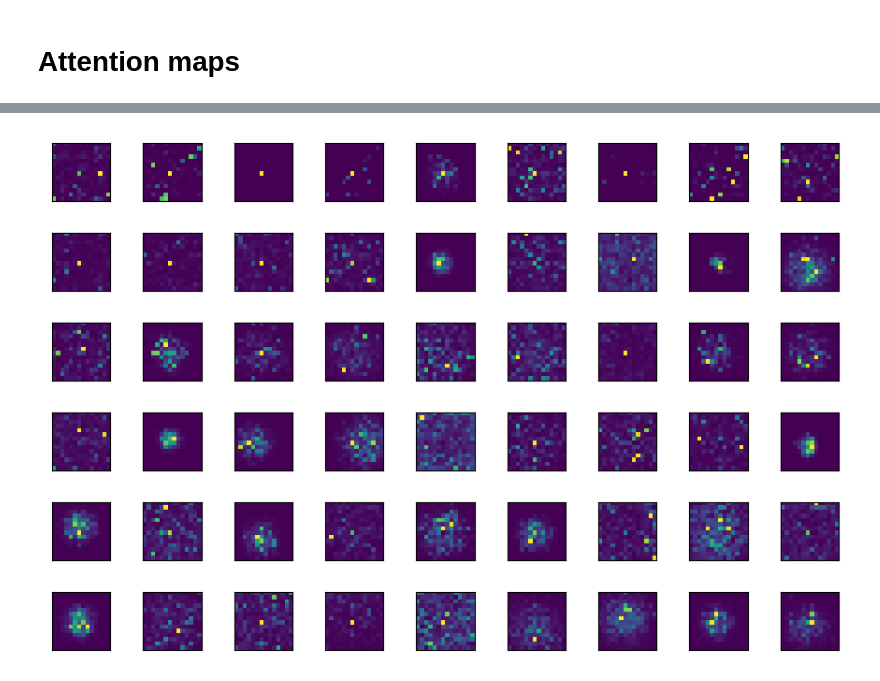
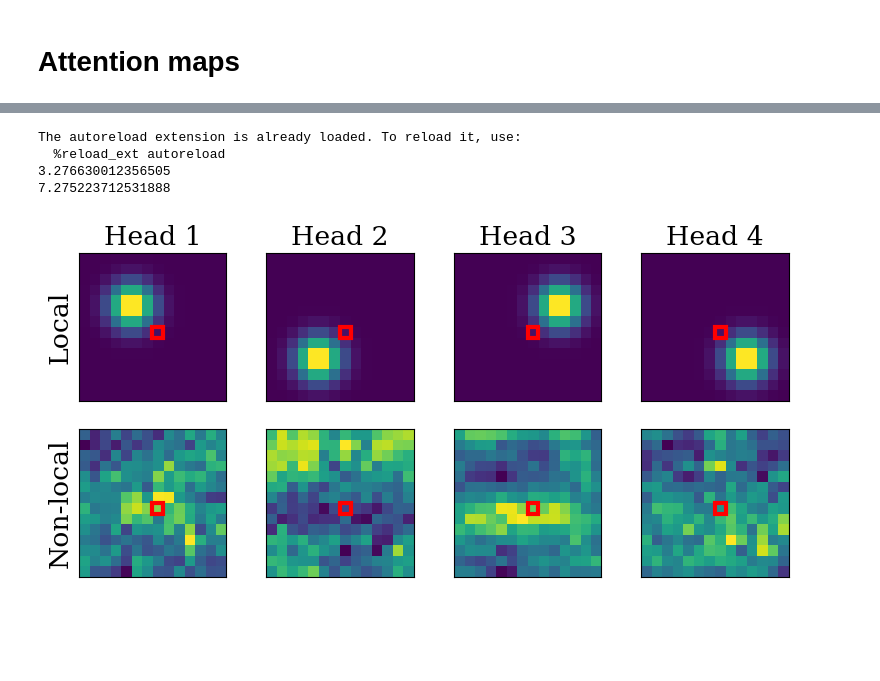
Before and after one commit to sdascoli/deit, a Jupyter notebook: deit.ipynb, the cells around one changed output, grey strips where cells are left out. Cells and saved outputs as stored; diff of their text form; code cells hidden in the pictures; blank space fills up the shorter version.

Commit message:
Implemented freeze and local dim

```diff
--- a/deit.ipynb
+++ b/deit.ipynb
@@ -240,19 +238,2 @@ plt.show()
 # %% [markdown]
 # Class token
-# %%
-latest = min([len(run['logs']) for run in runs])-1
-print(latest)
-topk=1
-
-plt.figure()
-
-for run in runs:
-    token = run['args'].class_token_in_local_layers
-    plt.plot(range(latest), [run['logs'][k]['test_acc%d'%topk] for k in range(latest)], label='class token in local layers : {}'.format(token))
-    #plt.plot(range(latest), [run['test'][k]['loss'] for k in range(latest)], color=cmap(n_local/12), label='{} local layers'.format(n_local))
-    #plt.plot(range(latest), [run['train'][k]['loss'] for k in range(latest)], ls='--', color=cmap(n_local/12))
-
-plt.legend()
-plt.xlabel('Epochs')
-plt.ylabel('Top-{} acc after {} epochs'.format(topk,latest))
-plt.show()
@@ -309,26 +404,45 @@ dataset, _ = build_dataset(is_train=True, args=args)
 # %%
-x = torch.randn(10,num_patches,embed_dim).to('cuda')
-#plt.figure()
-#x = dataset[6][0]
-#plt.imshow(x.transpose(0,2))
-#plt.axis('off')
-#plt.show()
-#x = x.unsqueeze(0).cuda()
-#x = model.patch_embed(x)
+%load_ext autoreload
+from main import create_model, build_dataset
+model = create_model('deit_tiny_patch16_224', local_up_to_layer=1, locality_distance=5., locality_width=1, local_dim=2)
+model.to('cuda')
+num_patches = model.num_patches
+img_size = int(num_patches**.5)
+num_heads = model.blocks[0].attn.num_heads
+embed_dim = model.embed_dim
 
+x = torch.stack([dataset[i][0] for i in range(20)])
+x = x.cuda()
+x = model.patch_embed(x)
 
-fig, axarr = plt.subplots(6, num_heads, figsize=(num_heads,6))
+num_layers=2
+fig, axarr = plt.subplots(num_layers, num_heads, figsize=(2*num_heads,2*num_layers))
+cols = ['Head {}'.format(col+1) for col in range(num_heads)]
+rows = ['Local', 'Non-local']
+for ax, col in zip(axarr[0], cols):
+    ax.set_title(col)
+for ax, row in zip(axarr[:,0], rows):
+    ax.set_ylabel(row, size='large')
 
-for l in range(6):
+num_layers=2
+for l in range(num_layers):
     dist, attn_map = model.blocks[l].attn.get_attention_map(x, return_map=True)
+    print(dist)
     num_heads = len(attn_map)
     for head in range(num_heads):
-        head_map = attn_map[head,104].detach().cpu().resize(img_size,img_size)
+        head_map = attn_map[head,num_patches//2+img_size//2].detach().cpu().resize(img_size,img_size)
         axarr[l,head].matshow(head_map)
     for ax in axarr[l]:
         ax.set_xticks([])
         ax.set_yticks([])
+        highlight_cell(img_size//2, img_size//2,ax)
 plt.tight_layout()
+
+#plt.savefig(savedir+'attention_map_init.pdf')
 plt.show()
 # %% [output]
+The autoreload extension is already loaded. To reload it, use:
+  %reload_ext autoreload
+3.276630012356505
+7.275223712531888
-[figure, old version]
+[figure, new version]
```
Also changed, not shown: parts of 15 cells of this notebook, 5 other files.
